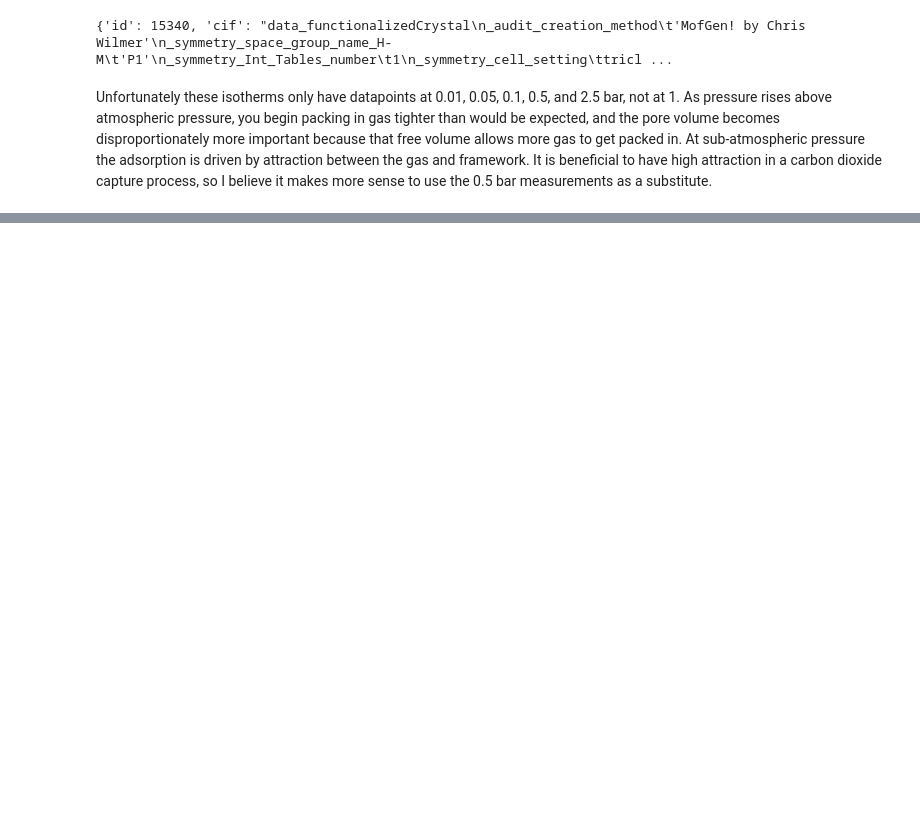
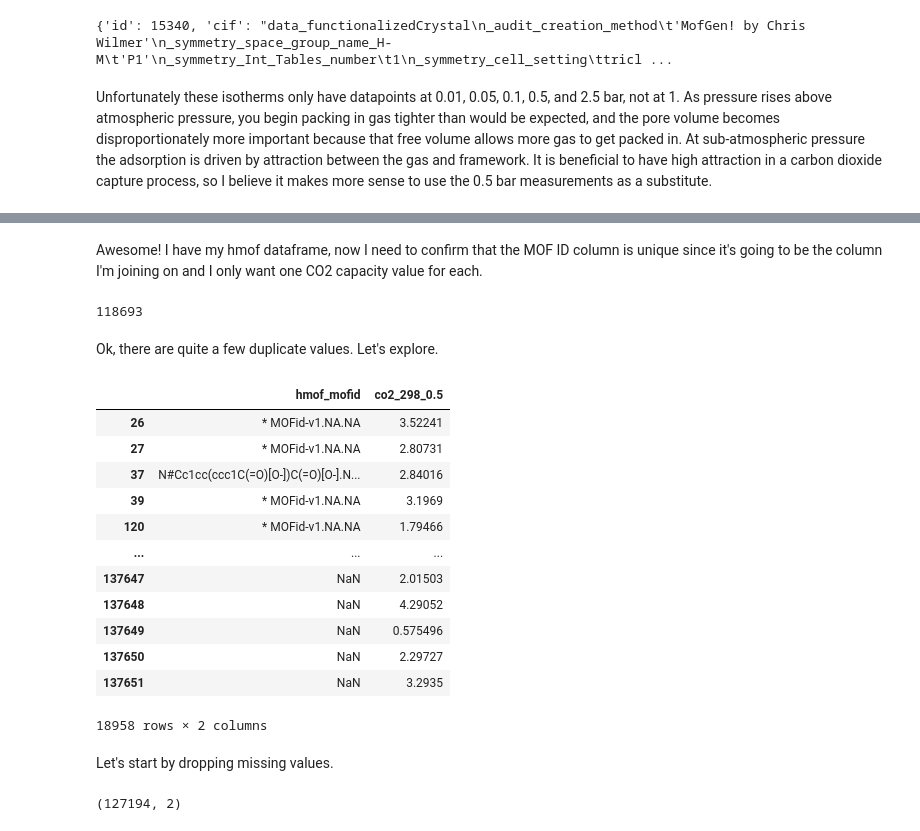
Before and after one commit to zjbrown0689/MOF-Capstone, a Jupyter notebook: notebooks/1_data_wrangling.ipynb, the cells around one changed output, grey strips where cells are left out. Saved outputs shown, nothing was run; the diff lists cells and outputs as text; code cells hidden in the pictures; blank space fills up the shorter version.

Commit message:
Started wranglin

```diff
--- a/notebooks/1_data_wrangling.ipynb
+++ b/notebooks/1_data_wrangling.ipynb
@@ -117,14 +127,3 @@ f.close()
 {'id': 15340, 'cif': "data_functionalizedCrystal\n_audit_creation_method\t'MofGen! by Chris Wilmer'\n_symmetry_space_group_name_H-M\t'P1'\n_symmetry_Int_Tables_number\t1\n_symmetry_cell_setting\ttricl ...
 # %% [markdown]
 Unfortunately these isotherms only have datapoints at 0.01, 0.05, 0.1, 0.5, and 2.5 bar, not at 1. As pressure rises above atmospheric pressure, you begin packing in gas tighter than would be expected, and the pore volume becomes disproportionately more important because that free volume allows more gas to get packed in. At sub-atmospheric pressure the adsorption is driven by attraction between the gas and framework. It is beneficial to have high attraction in a carbon dioxide capture process, so I believe it makes more sense to use the 0.5 bar measurements as a substitute.
-# %%
-f = open('../data/raw/hmof/hMOF-7.json')
-
-# returns JSON object as
-# a dictionary
-data = json.load(f)
-
-print(data['isotherms'][0]['isotherm_data'][1])
-
-# Closing file
-f.close()
@@ -133,10 +130,24 @@ f.close()
 # %%
-hmof = pd.DataFrame(columns=['hmof_id', 'co2_298_0.5'])
-f = open('../data/raw/hmof/hMOF-7.json')
-file = json.load(f)
+# Create empty dataframe to add IDs and isotherm datapoints
+hmof = pd.DataFrame(columns=['hmof_mofid', 'co2_298_0.5'])
 
-if file['isotherms'][0]['adsorbates']['formula'] == 'CO2':
-    for i in range(len(data['isotherms'][0]['isotherm_data'])):
-        if data['isotherms'][0]['isotherm_data'][i]['pressure'] == 0.5:
-            new_row = pd.series('hmof_id': ,'co2_298_0.5': data['isotherms'][0]['isotherm_data'][i]['adsorption'])
-            pd.concat([hmof, new_row.to_frame().T], ignore_index=True)
+import os
+
+# Loop through files
+for filename in os.listdir('../data/raw/hmof'):
+    if filename.endswith('.json'):
+        with open(os.path.join('../data/raw/hmof', filename)) as f:
+            file = json.load(f)
+
+            # Identify CO2 isotherms within JSON files
+            if file['isotherms'][0]['adsorbates'][0]['formula'] == 'CO2':
+                # Parse datapoints until 0.5 bar is found
+                for i in range(len(file['isotherms'][0]['isotherm_data'])):
+                    if file['isotherms'][0]['isotherm_data'][i]['pressure'] == 0.5:
+                        # Create a new row for the hmof dataframe with this measurement value and append it
+                        new_row = pd.Series({'hmof_mofid': file['mofid'], 'co2_298_0.5':\
+                                             file['isotherms'][0]['isotherm_data'][i]['species_data'][0]['adsorption']})
+                        hmof = pd.concat([hmof, new_row.to_frame().T], ignore_index=True)
+
+        #Close the file and repeat with the next JSON
+        f.close
@@ -142,0 +167,26 @@ if file['isotherms'][0]['adsorbates']['formula'] == 'CO2':
+# %% [markdown]
+Awesome! I have my hmof dataframe, now I need to confirm that the MOF ID column is unique since it's going to be the column I'm joining on and I only want one CO2 capacity value for each.
+# %%
+hmof['hmof_mofid'].nunique()
+# %% [output]
+118693
+# %% [markdown]
+Ok, there are quite a few duplicate values. Let's explore.
+# %%
+hmof[hmof.duplicated('hmof_mofid')]
+# %% [output]
+|  | hmof_mofid | co2_298_0.5 |
+| 26 | * MOFid-v1.NA.NA | 3.52241 |
+| 27 | * MOFid-v1.NA.NA | 2.80731 |
+| 37 | N#Cc1cc(ccc1C(=O)[O-])C(=O)[O-].N... | 2.84016 |
+| 39 | * MOFid-v1.NA.NA | 3.1969 |
+| 120 | * MOFid-v1.NA.NA | 1.79466 |
+| ... | ... | ... |
+| 137647 | NaN | 2.01503 |
+| 137648 | NaN | 4.29052 |
+| 137649 | NaN | 0.575496 |
+| 137650 | NaN | 2.29727 |
+| 137651 | NaN | 3.2935 |
+18958 rows × 2 columns
+# %% [markdown]
+Let's start by dropping missing values.
@@ -142,0 +195,4 @@ if file['isotherms'][0]['adsorbates']['formula'] == 'CO2':
+# %%
+hmof_not_none.shape
+# %% [output]
+(127194, 2)
```
Also changed, not shown: parts of 25 cells of this notebook.
